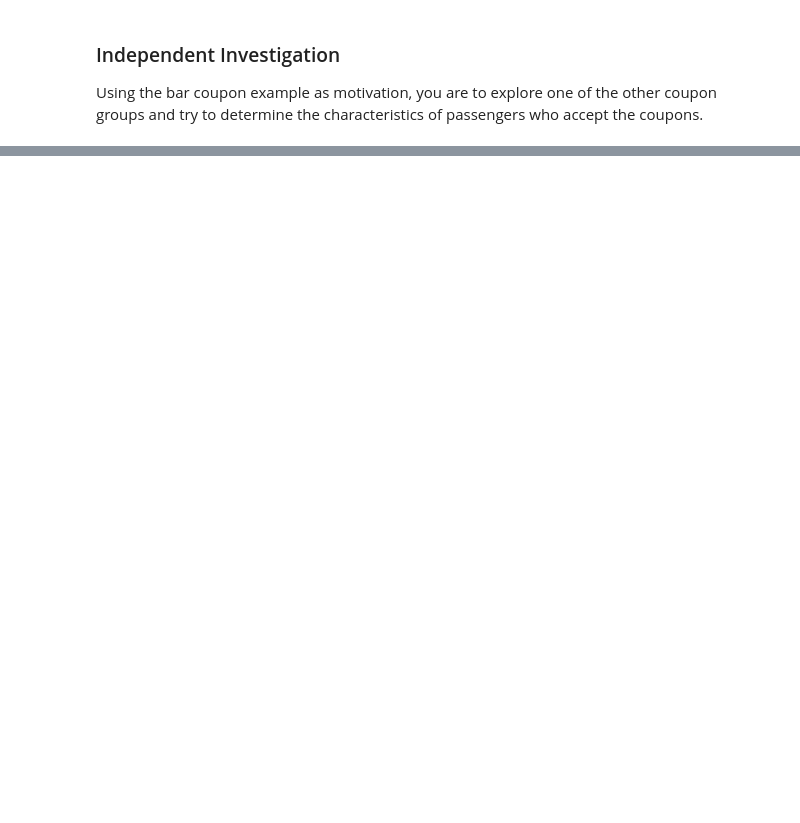
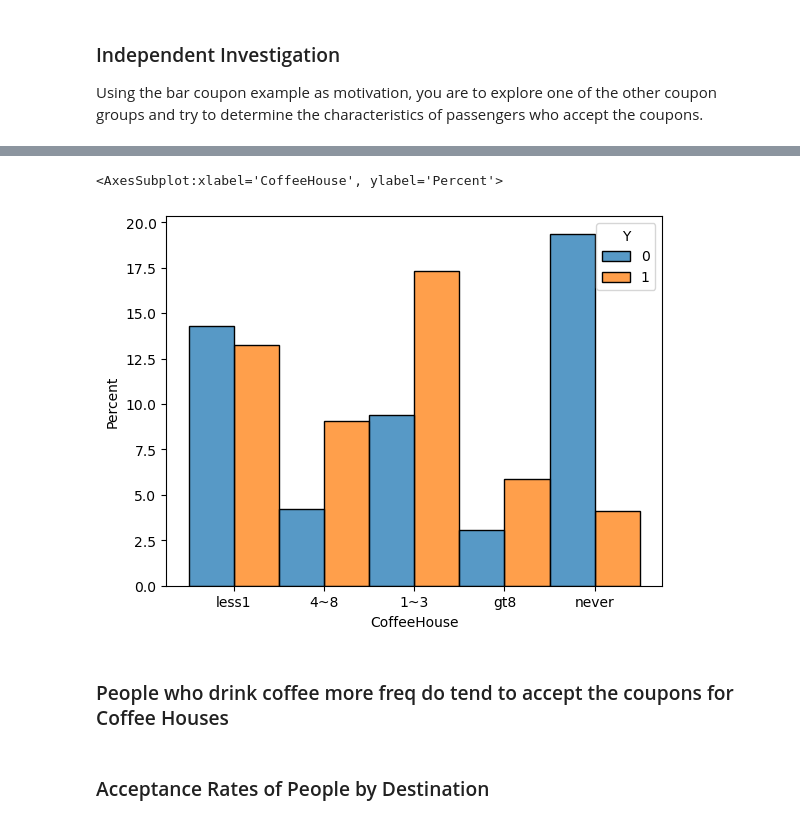
Before and after one commit to avats77/data_sci_Porfolio, a Jupyter notebook: alok_prompt.ipynb, the cells around one changed output, grey strips where cells are left out. Cells and saved outputs as stored; diff of their text form; code cells hidden in the pictures; blank space fills up the shorter version.

```diff
--- a/alok_prompt.ipynb
+++ b/alok_prompt.ipynb
@@ -472,3 +585,5 @@ NameError: name 'age' is not defined
 ### Independent Investigation
 
 Using the bar coupon example as motivation, you are to explore one of the other coupon groups and try to determine the characteristics of passengers who accept the coupons.
+# %%
+df_coffee= data[data['coupon']=='Coffee House']
@@ -474,0 +610,9 @@ Using the bar coupon example as motivation, you are to explore one of the other
+# %%
+sns.histplot(data=df_coffee,x='CoffeeHouse', hue='Y', multiple='dodge', stat='percent')
+# %% [output]
+<AxesSubplot:xlabel='CoffeeHouse', ylabel='Percent'>
+[figure, added]
+# %% [markdown]
+### People who drink coffee more freq do tend to accept the coupons for Coffee Houses
+# %% [markdown]
+### Acceptance Rates of People by Destination
```
Also changed, not shown: parts of 52 cells of this notebook.
